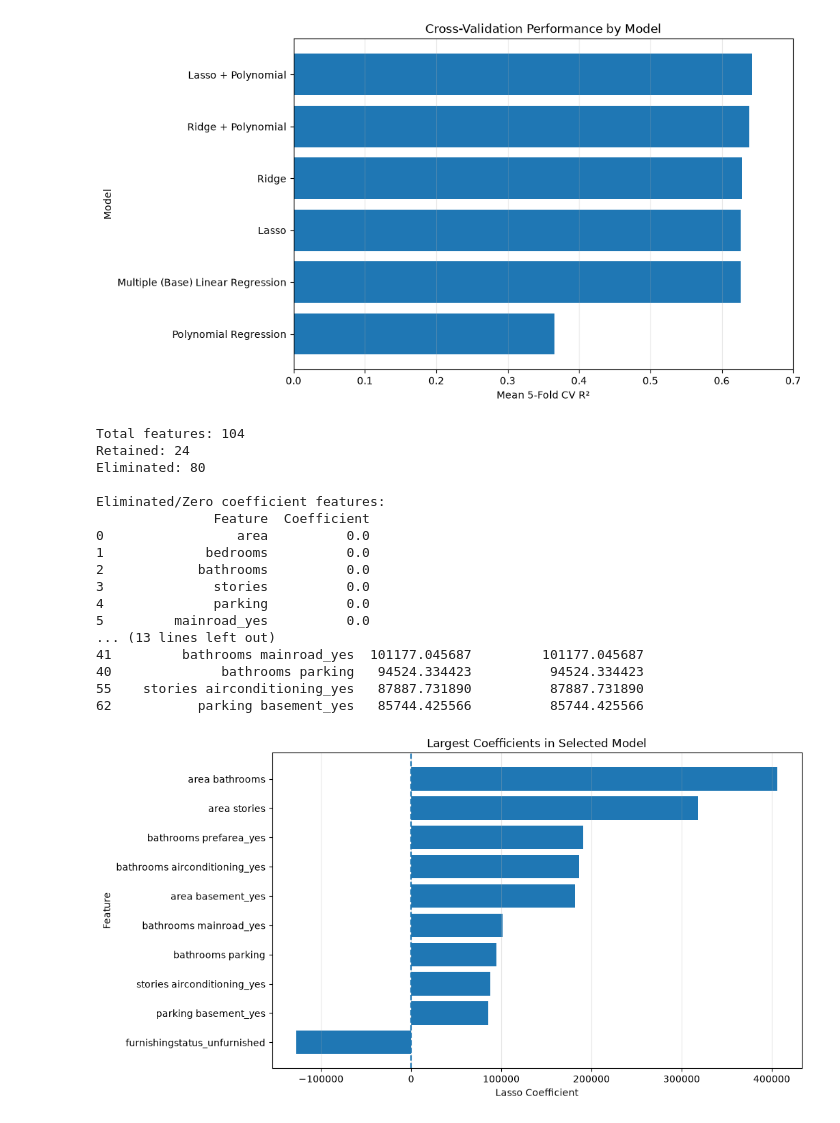
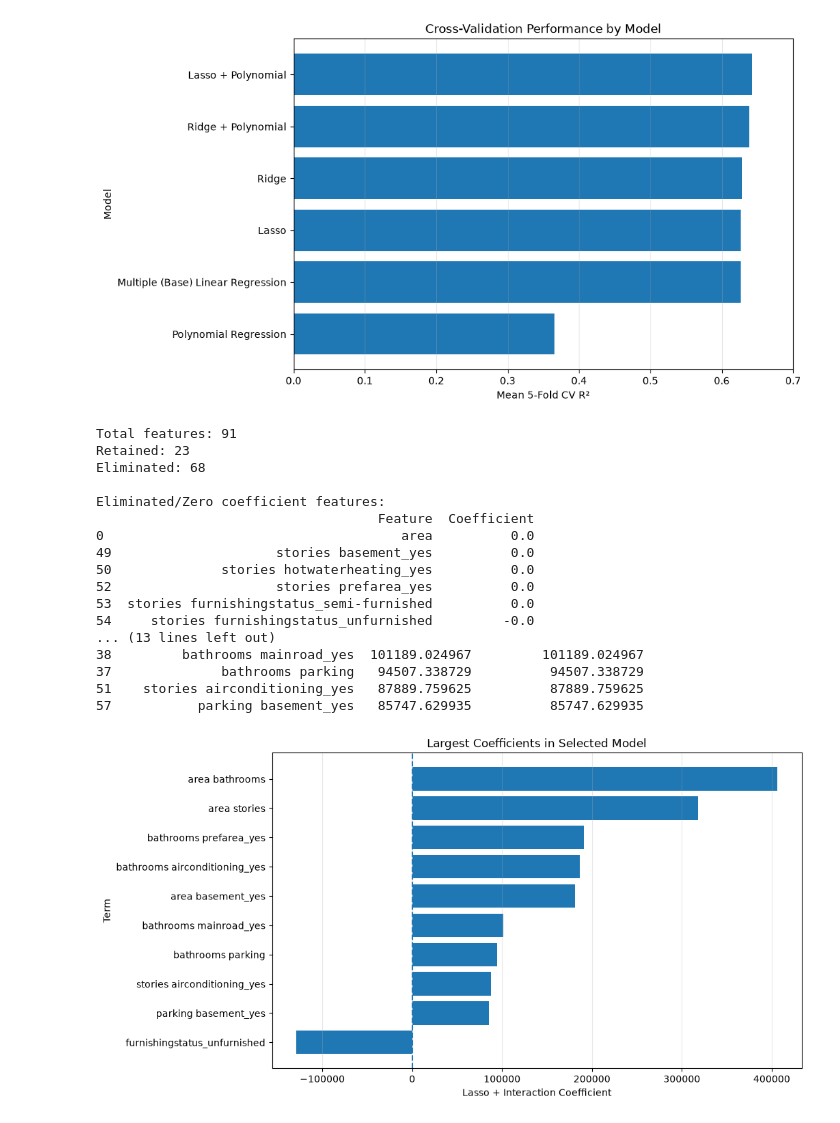
Before and after one commit to montmatt/mzmn-datathon-26, a Jupyter notebook: code.ipynb, the cells around one changed output. Drawn from its saved outputs; the diff is of its cells as text; code cells hidden in the pictures.

Commit message:
Fixed a logic/implementation bug between polynomial regression and interactions terms

```diff
--- a/code.ipynb
+++ b/code.ipynb
@@ -68,9 +68,9 @@ pipeline_base = Pipeline([
     ("model", LinearRegression())
 ])
 
-# Model 2 - Polynomial/Interaction
-pipeline_poly = Pipeline([
-    ("poly", PolynomialFeatures(degree=2, include_bias=False)),
+# Model 2 - Interaction Terms
+pipeline_inter = Pipeline([
+    ("inter", PolynomialFeatures(degree=2, interaction_only=True, include_bias=False)),
     ("scaler", StandardScaler()),
     ("model", LinearRegression())
 ])
@@ -87,16 +87,16 @@ pipeline_ridge = Pipeline([
     ("model", Ridge())
 ])
 
-# Model 5 - Lasso + Polynomial/Interaction
-pipeline_lasso_poly = Pipeline([
-    ("poly", PolynomialFeatures(degree=2, include_bias=False)),
+# Model 5 - Lasso + Interaction
+pipeline_lasso_inter = Pipeline([
+    ("inter", PolynomialFeatures(degree=2, interaction_only=True, include_bias=False)),
     ("scaler", StandardScaler()),
     ("model", Lasso())
 ])
 
-# Model 6 - Ridge + Polynomial/Interaction
-pipeline_ridge_poly = Pipeline([
-    ("poly", PolynomialFeatures(degree=2, include_bias=False)),
+# Model 6 - Ridge + Interaction
+pipeline_ridge_inter = Pipeline([
+    ("inter", PolynomialFeatures(degree=2, interaction_only=True, include_bias=False)),
     ("scaler", StandardScaler()),
     ("model", Ridge())
 ])
@@ -319,8 +319,8 @@ plt.show()
 # %%
 # Feature Extraction
 
-feature_names = best_lasso_poly.named_steps["poly"].get_feature_names_out(X_train.columns)
-coefficients = best_lasso_poly.named_steps["model"].coef_
+feature_names = best_lasso_inter.named_steps["inter"].get_feature_names_out(X_train.columns)
+coefficients = best_lasso_inter.named_steps["model"].coef_
 
 feature_coefficients = pd.DataFrame({
     "Feature": feature_names,
@@ -331,47 +331,47 @@ eliminated_features = feature_coefficients[feature_coefficients["Coefficient"] =
 feature_coefficients["Absolute Coefficient"] = (
     feature_coefficients["Coefficient"].abs()
 )
 strongest_features = feature_coefficients.sort_values("Absolute Coefficient", ascending=False)
 retained_features = feature_coefficients[feature_coefficients["Coefficient"] != 0]
 
 print("Total features:", len(feature_coefficients))
 print("Retained:", len(retained_features))
 print("Eliminated:", len(eliminated_features))
 
 print("\nEliminated/Zero coefficient features:")
 print(eliminated_features.sort_values("Coefficient", ascending=True).head(10))
 print("\nMost influential features:")
 print(strongest_features.head(10))
 
 # Visualization Part 4 - Feature Importance Bar Chart
 top_features = strongest_features.head(10).sort_values("Coefficient")
 plt.figure(figsize=(10, 6))
 plt.barh(
     top_features["Feature"],
     top_features["Coefficient"]
 )
-plt.xlabel("Lasso Coefficient")
-plt.ylabel("Feature")
+plt.xlabel("Lasso + Interaction Coefficient")
+plt.ylabel("Term")
 plt.title("Largest Coefficients in Selected Model")
 plt.axvline(0, linestyle="--")
 plt.grid(axis="x", alpha=0.3)
 plt.show()
 # %% [output]
-Total features: 104
-Retained: 24
-Eliminated: 80
+Total features: 91
+Retained: 23
+Eliminated: 68
 
 Eliminated/Zero coefficient features:
-               Feature  Coefficient
-0                 area          0.0
-1             bedrooms          0.0
-2            bathrooms          0.0
-3              stories          0.0
-4              parking          0.0
-5         mainroad_yes          0.0
+                                    Feature  Coefficient
+0                                      area          0.0
+49                     stories basement_yes          0.0
+50              stories hotwaterheating_yes          0.0
+52                     stories prefarea_yes          0.0
+53  stories furnishingstatus_semi-furnished          0.0
+54     stories furnishingstatus_unfurnished         -0.0
 ... (13 lines left out)
-41         bathrooms mainroad_yes  101177.045687         101177.045687
-40              bathrooms parking   94524.334423          94524.334423
-55    stories airconditioning_yes   87887.731890          87887.731890
-62           parking basement_yes   85744.425566          85744.425566
+38         bathrooms mainroad_yes  101189.024967         101189.024967
+37              bathrooms parking   94507.338729          94507.338729
+51    stories airconditioning_yes   87889.759625          87889.759625
+57           parking basement_yes   85747.629935          85747.629935
-[figure, old version]
+[figure, new version]
```
Also changed, not shown: parts of 5 cells of this notebook.
